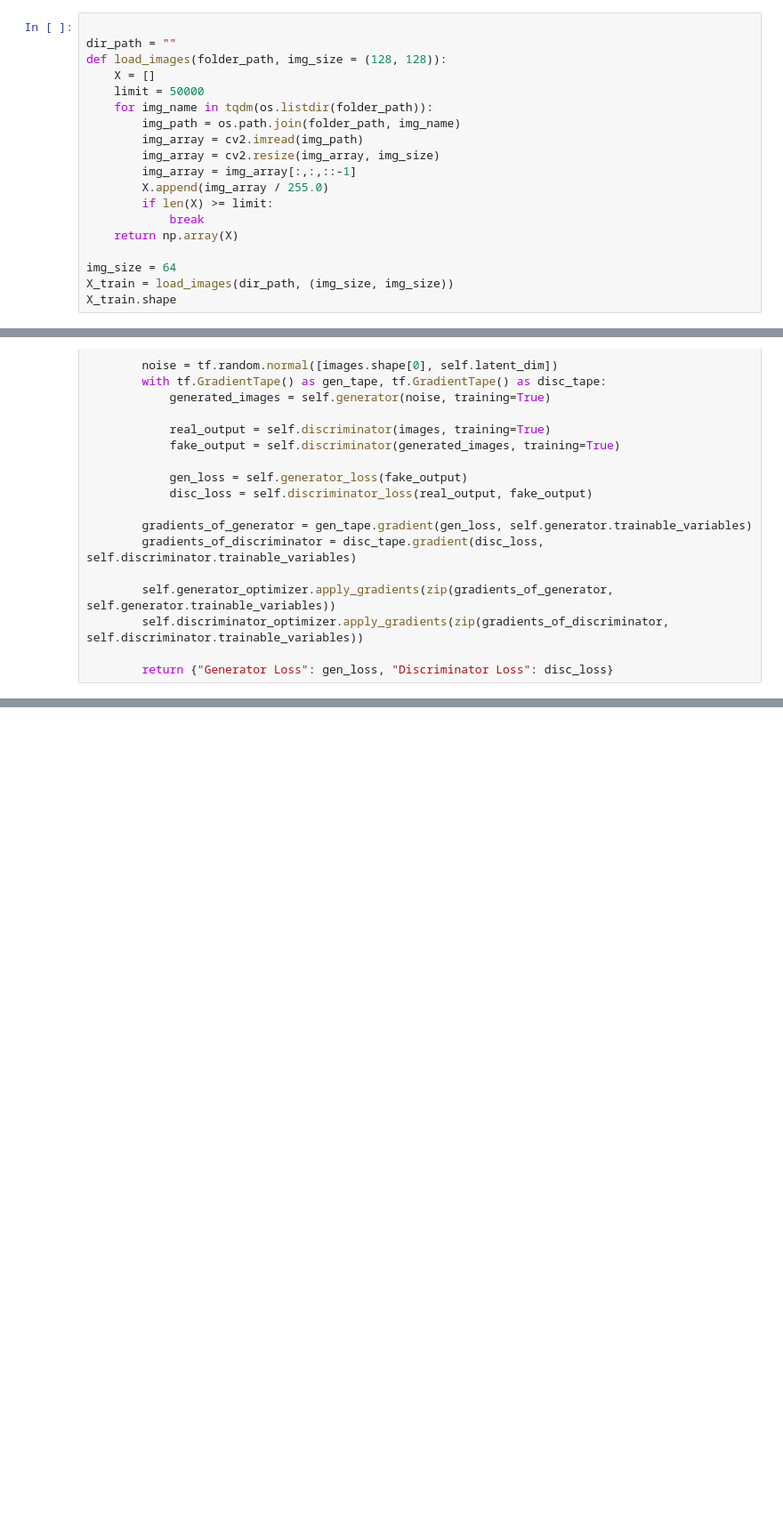
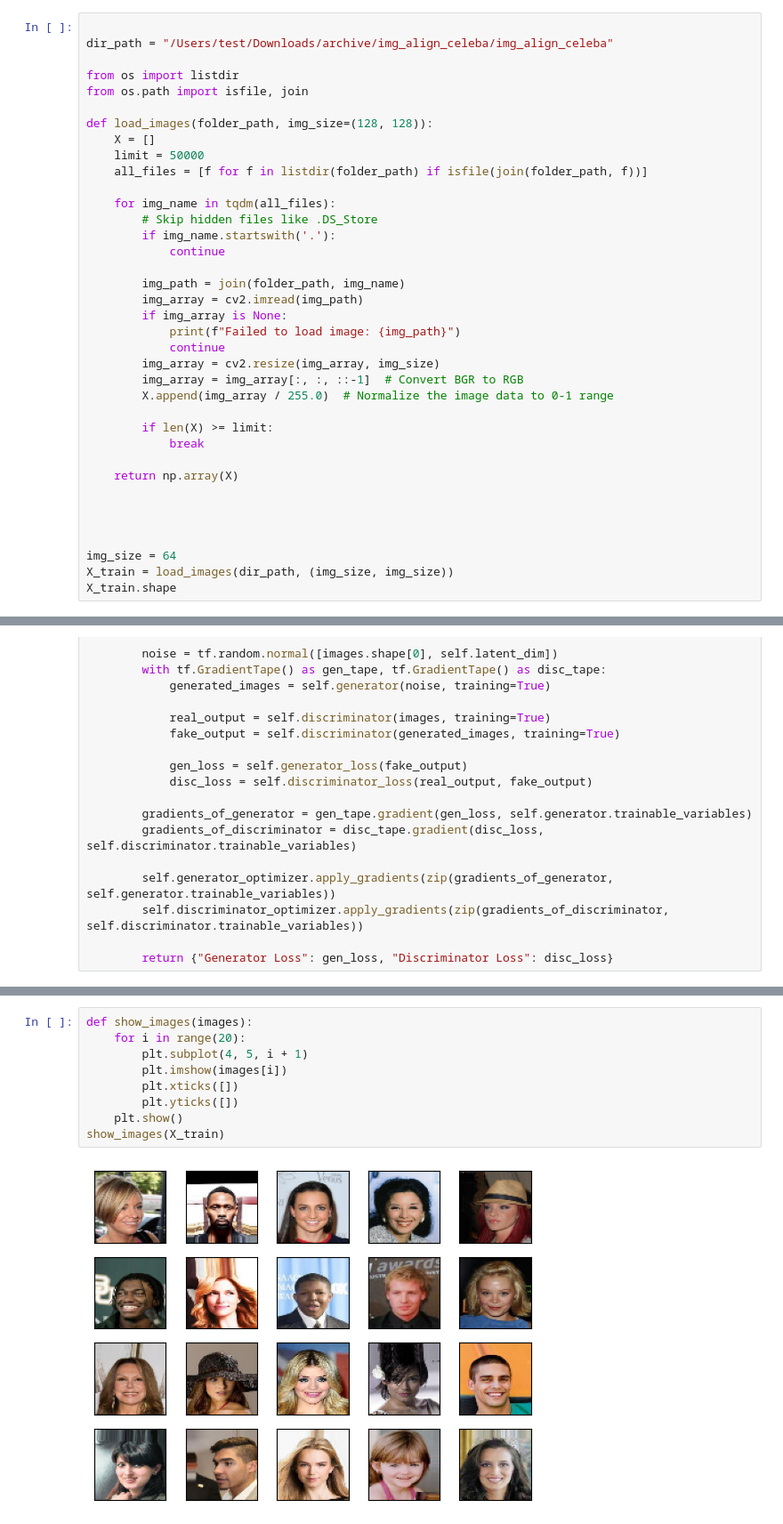
Before and after one commit to MaukanMir/Celebrity-Face-Generator, a Jupyter notebook: training.ipynb, the cells around one changed output, grey strips where cells are left out. Shown at 89% size. Saved outputs shown, nothing was run; the diff lists cells and outputs as text; blank space fills up the shorter version.

```diff
--- a/training.ipynb
+++ b/training.ipynb
@@ -11,19 +11,37 @@ import warnings
 warnings.filterwarnings('ignore')
 # %%
 
-dir_path = ""
-def load_images(folder_path, img_size = (128, 128)):
+dir_path = "/Users/test/Downloads/archive/img_align_celeba/img_align_celeba"
+
+from os import listdir
+from os.path import isfile, join
+
+def load_images(folder_path, img_size=(128, 128)):
     X = []
     limit = 50000
-    for img_name in tqdm(os.listdir(folder_path)):
-        img_path = os.path.join(folder_path, img_name)
+    all_files = [f for f in listdir(folder_path) if isfile(join(folder_path, f))]
+
+    for img_name in tqdm(all_files):
+        # Skip hidden files like .DS_Store
+        if img_name.startswith('.'):
+            continue
+
+        img_path = join(folder_path, img_name)
         img_array = cv2.imread(img_path)
+        if img_array is None:
+            print(f"Failed to load image: {img_path}")
+            continue
         img_array = cv2.resize(img_array, img_size)
-        img_array = img_array[:,:,::-1]
-        X.append(img_array / 255.0)
+        img_array = img_array[:, :, ::-1]  # Convert BGR to RGB
+        X.append(img_array / 255.0)  # Normalize the image data to 0-1 range
+
         if len(X) >= limit:
             break
+
     return np.array(X)
+
+
+
 
 img_size = 64
 X_train = load_images(dir_path, (img_size, img_size))
@@ -73,0 +96,11 @@ class GAN(Model):
+# %%
+def show_images(images):
+    for i in range(20):
+        plt.subplot(4, 5, i + 1)
+        plt.imshow(images[i])
+        plt.xticks([])
+        plt.yticks([])
+    plt.show()
+show_images(X_train)
+# %% [output]
+[figure, added]
```
Also changed, not shown: parts of 4 cells of this notebook, 2 other files.
